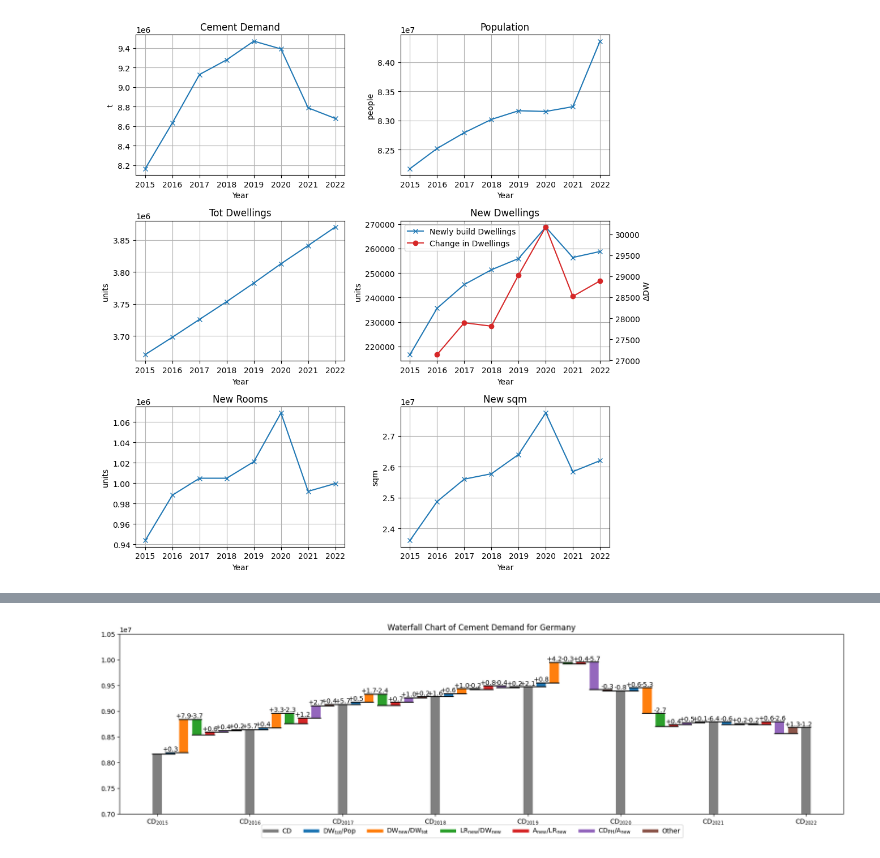
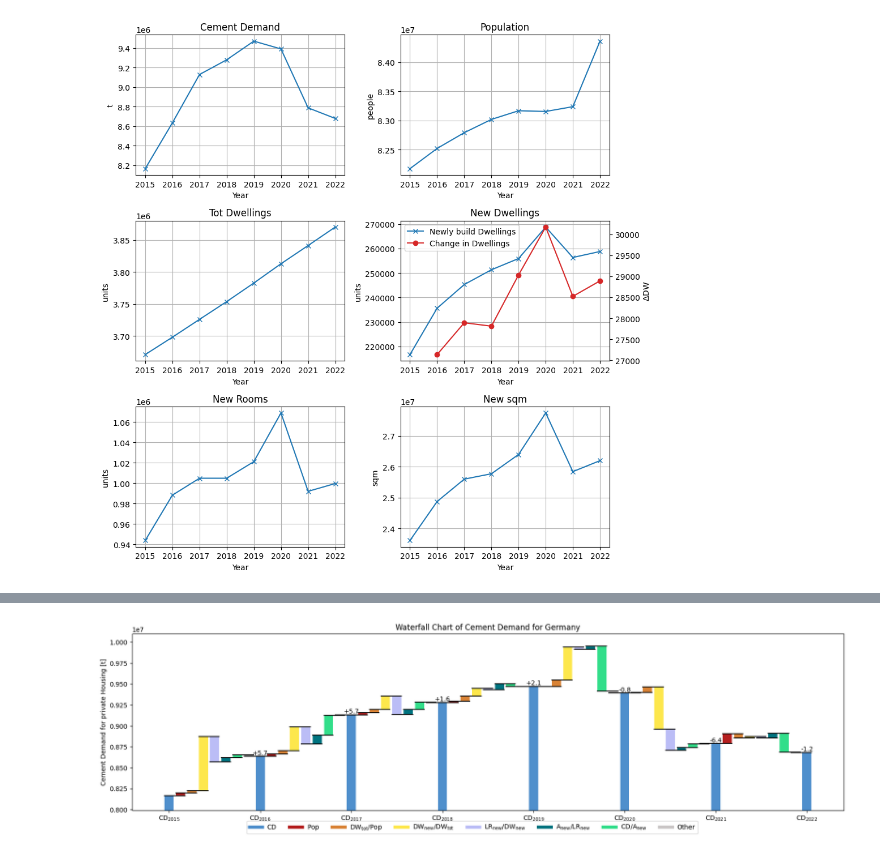
Before and after one commit to pietropecchini/Economic-Growth-and-Sustainability, a Jupyter notebook: analysis.ipynb, the cells around one changed output, grey strips where cells are left out. Saved outputs shown, nothing was run; the diff lists cells and outputs as text; code cells hidden in the pictures.

Commit message:
changed color palatte + included other as factor

```diff
--- a/analysis.ipynb
+++ b/analysis.ipynb
@@ -334,9 +363,8 @@ def calc_change(col, start=years[0], end=years[-1]):
 def calc_cd(col, start=years[0], end=years[-1]):
     return calc_change(col, start, end) * data.loc[start, "CD"]
 # %%
-def waterfall(ax, x, values, colors, title="", text=[], bottom=None, labels=[]):
+def waterfall(ax, x, values, colors, title="", text=[], bottom=None, labels=[], ylim=None, width=0.1):
     ax: plt.Axes
-    width=0.1
     y = 0
     if bottom is None:
         bottom = []
@@ -353,7 +381,8 @@ def waterfall(ax, x, values, colors, title="", text=[], bottom=None, labels=[]):
 
     ax.set_xticks(list(range(len(labels))))
     ax.set_xticklabels(labels)
-    ax.set_ylim(7e6, 1.05e7)
+    if ylim is not None:
+        ax.set_ylim(*ylim)
     ax.set_title(title)
 
     # ax.set_yticks([])
@@ -427,67 +492,86 @@ plt.show()
 # %%
 fig, ax = plt.subplots(1, 1, figsize=(20, 5))
 
+# start_years = [2015, 2019]
+# end_years = [2019, 2022]
+
+start_years = years[:-1]
+end_years = years[1:]
+
 labels = [
-    r"$\text{CD}_{2015}$",
+    f"$\\text{{CD}}_{{{start_years[0]}}}$",
 ]
-colors = ["grey"]
+colors = [color_cement]
 percentage_change = [""]
 values = []
 bottoms = []
 x = []
 
-for i in range(7):
-    start = years[i]
-    end = years[i + 1]
+for i, (start, end) in enumerate(zip(start_years, end_years)):
     new_values = [data.loc[start, "CD"]] + [
         calc_cd(factor, start=start, end=end) for factor in ipat_factors
     ]
     difference = data.loc[end, "CD"] - sum(new_values)
     new_values.append(difference)
 
-    x += np.linspace(i, i+1, len(new_values), endpoint=False).tolist()
+    x += np.linspace(i, i + 1, len(new_values), endpoint=False).tolist()
 
     y = 0
     for val in new_values:
         bottoms.append(y)
         y += val
 
     values += new_values
 
     labels += [f"$\\text{{CD}}_{{{end}}}$"]
-    colors += ["tab:blue", "tab:orange", "tab:green", "tab:red", "tab:purple", "tab:brown", "grey"]
-    percentage_change += [f"{calc_change(factor, start=start, end=end)*100:+2.1f}" for factor in ipat_factors] + [f"{difference / data.loc[start, 'CD'] *  100:+2.1f}"] + [f"{calc_change('CD', start=start, end=end)*100:+2.1f}"]
+    colors += [*colors_ipat, color_other, color_cement]
+    # percentage_change += (
+    #     [
+    #         f"{calc_change(factor, start=start, end=end)*100:+2.1f}"
+    #         for factor in ipat_factors
+    #     ]
+    #     + [f"{difference / data.loc[start, 'CD'] *  100:+2.1f}"]
+    #     + [f"{calc_change('CD', start=start, end=end)*100:+2.1f}"]
+    # )
+
+    percentage_change += [""] * (len(ipat_factors) + 1) + [f"{calc_change('CD', start=start, end=end)*100:+2.1f}"]
+
 
 values += [data.loc[end, "CD"]]
 bottoms += [0]
-x += [i+1]
+x += [i + 1]
 
 waterfall(
     ax,
     x,
     values,
     bottom=bottoms,
     text=percentage_change,
     colors=colors,
     labels=labels,
     title="Waterfall Chart of Cement Demand for Germany",
+    ylim=(7.99e6, 1.01e7),
 )
 
 legend_line_width = 5
 
-ax.plot([], [], color="grey", label="CD", linewidth=legend_line_width)
-ax.plot([], [], color="tab:blue", label=r"$\text{DW}_\text{tot} / \text{Pop}$", linewidth=legend_line_width)
-ax.plot([], [], color="tab:orange", label=r"$\text{DW}_\text{new} / \text{DW}_\text{tot}$", linewidth=legend_line_width)
-ax.plot([], [], color="tab:green", label=r"$\text{LR}_\text{new} / \text{DW}_\text{new}$", linewidth=legend_line_width)
-ax.plot([], [], color="tab:red", label=r"$\text{A}_\text{new} / \text{LR}_\text{new}$", linewidth=legend_line_width)
-ax.plot([], [], color="tab:purple", label=r"$\text{CD}_\text{PH} / \text{A}_\text{new}$", linewidth=legend_line_width)
-ax.plot([], [], color="tab:brown", label="Other", linewidth=legend_line_width)
+ax.plot([], [], color=color_cement, label="CD", linewidth=legend_line_width)
+for label, color in zip(ipat_labels, colors_ipat):
+    ax.plot([], [], color=color, label=label, linewidth=legend_line_width)
 
+ax.plot([], [], color=color_other, label="Other", linewidth=legend_line_width)
 
-fig.legend(ax.get_legend_handles_labels()[0], ax.get_legend_handles_labels()[1], loc="lower center", ncol=7)
+ax.set_ylabel("Cement Demand for private Housing [t]")
+
+fig.legend(
+    ax.get_legend_handles_labels()[0],
+    ax.get_legend_handles_labels()[1],
+    loc="lower center",
+    ncol=8,
+)
 
 fig.savefig("waterfall_2.png")
 
 plt.show()
 # %% [output]
-[figure, old version]
+[figure, new version]
```
Also changed, not shown: parts of 18 cells of this notebook, 3 other files.
